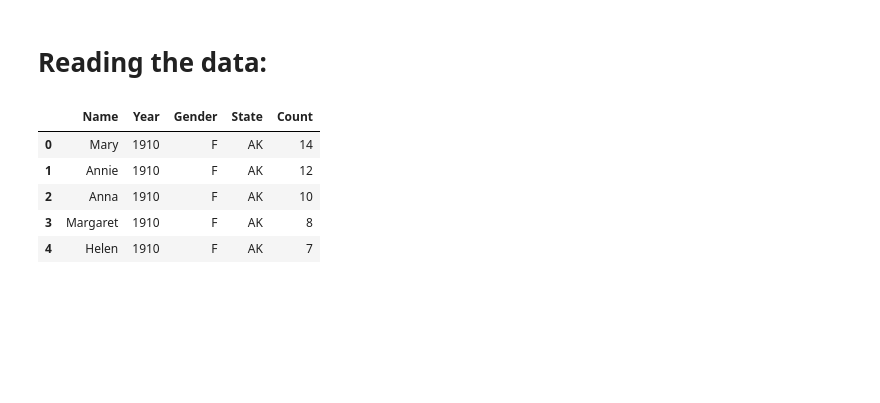
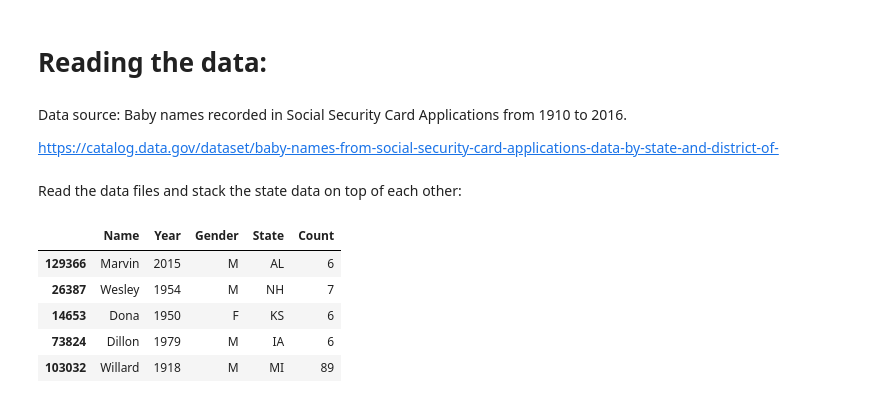
Before and after one commit to abtinansari/Baby_Name_Recommender, a Jupyter notebook: plot1.ipynb, the cells around one changed output. Drawn from its saved outputs; the diff is of its cells as text; code cells hidden in the pictures; blank space fills up the shorter version.

```diff
--- a/plot1.ipynb
+++ b/plot1.ipynb
@@ -17,17 +13,23 @@ Reading the data files and stack the state data on top of each other:
+# %% [markdown]
+Data source: Baby names recorded in Social Security Card Applications from 1910 to 2016.
+
+https://catalog.data.gov/dataset/baby-names-from-social-security-card-applications-data-by-state-and-district-of-
+# %% [markdown]
+Read the data files and stack the state data on top of each other:
 # %%
 path="C:/Users/Abin/Desktop/state/"
 data = pd.DataFrame()
 
 for state in [x[:2] for x in os.listdir(path) if len(x)==6]:
     state_data = pd.read_csv(path +state + ".TXT",header=None,names=["State", "Gender", "Year", "Name", "Count"])
     data = pd.concat([data, state_data])
 
 data = data[["Name", "Year", "Gender", "State", "Count"]]
-data.head()
+data.sample(5)
 # %% [output]
 |  | Name | Year | Gender | State | Count |
-| 0 | Mary | 1910 | F | AK | 14 |
-| 1 | Annie | 1910 | F | AK | 12 |
-| 2 | Anna | 1910 | F | AK | 10 |
-| 3 | Margaret | 1910 | F | AK | 8 |
-| 4 | Helen | 1910 | F | AK | 7 |
+| 129366 | Marvin | 2015 | M | AL | 6 |
+| 26387 | Wesley | 1954 | M | NH | 7 |
+| 14653 | Dona | 1950 | F | KS | 6 |
+| 73824 | Dillon | 1979 | M | IA | 6 |
+| 103032 | Willard | 1918 | M | MI | 89 |
```
Also changed, not shown: parts of 12 cells of this notebook.
